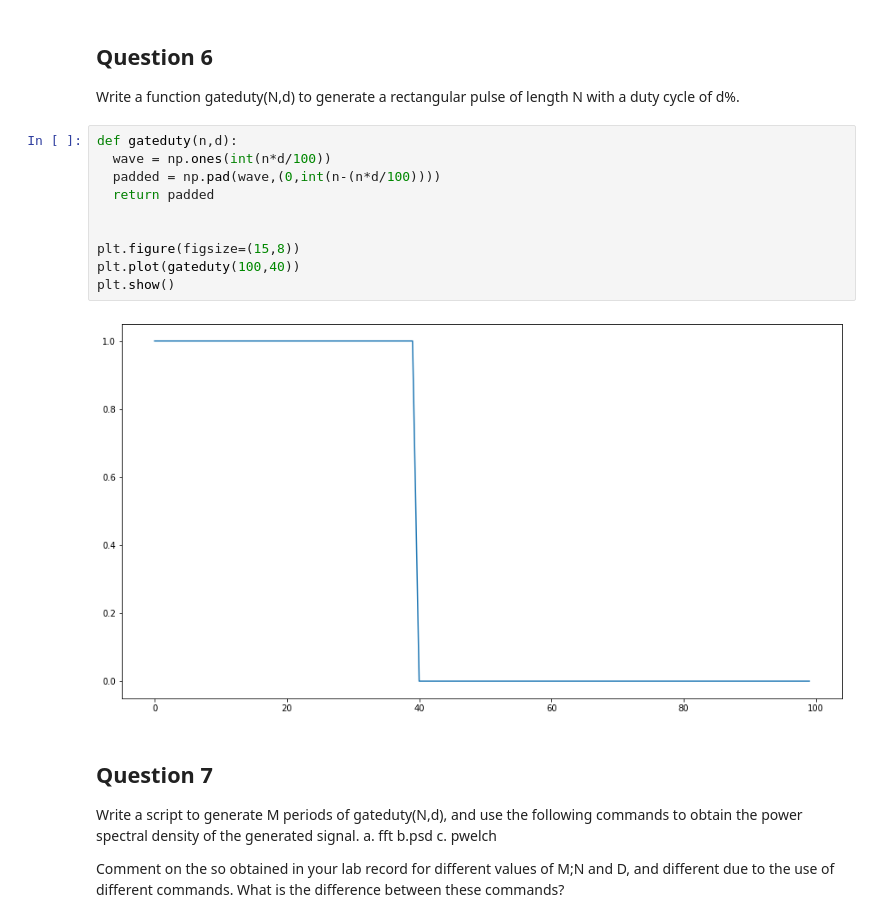
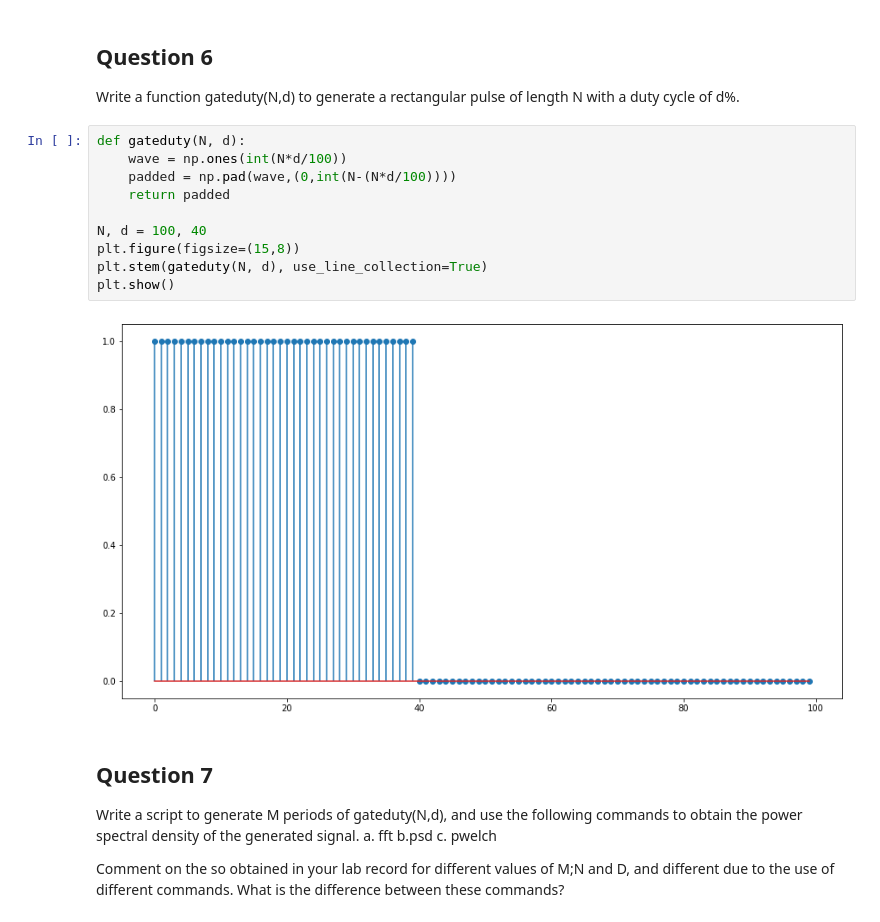
Before and after one commit to Bhavnicksm/dsp_lab_notebooks, a Jupyter notebook: EE333_Lab_1.ipynb, the cells around one changed output. Saved outputs shown, nothing was run; the diff lists cells and outputs as text.

```diff
--- a/EE333_Lab_1.ipynb
+++ b/EE333_Lab_1.ipynb
@@ -98,17 +97,17 @@ print(var)
 Write a function gateduty(N,d) to generate a rectangular pulse of length N with a duty cycle of
 d%.
 # %%
-def gateduty(n,d):
-  wave = np.ones(int(n*d/100))
-  padded = np.pad(wave,(0,int(n-(n*d/100))))
-  return padded
+def gateduty(N, d):
+    wave = np.ones(int(N*d/100))
+    padded = np.pad(wave,(0,int(N-(N*d/100))))
+    return padded
 
-
+N, d = 100, 40
 plt.figure(figsize=(15,8))
-plt.plot(gateduty(100,40))
+plt.stem(gateduty(N, d), use_line_collection=True)
 plt.show()
 # %% [output]
-[figure, old version]
+[figure, new version]
 # %% [markdown]
 ## Question 7
 Write a script to generate M periods of gateduty(N,d), and use the following commands to obtain
```
Also changed, not shown: parts of 23 cells of this notebook.
